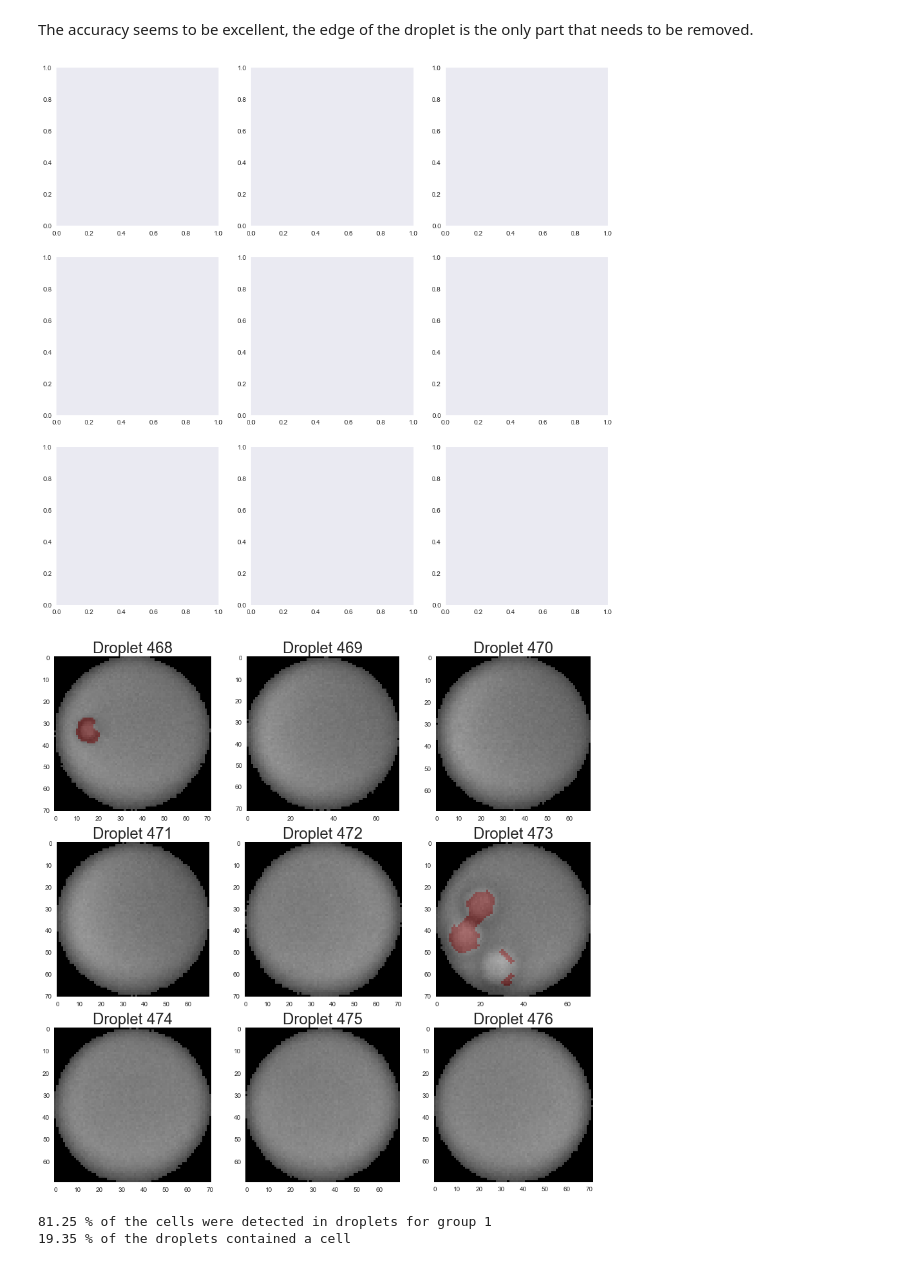
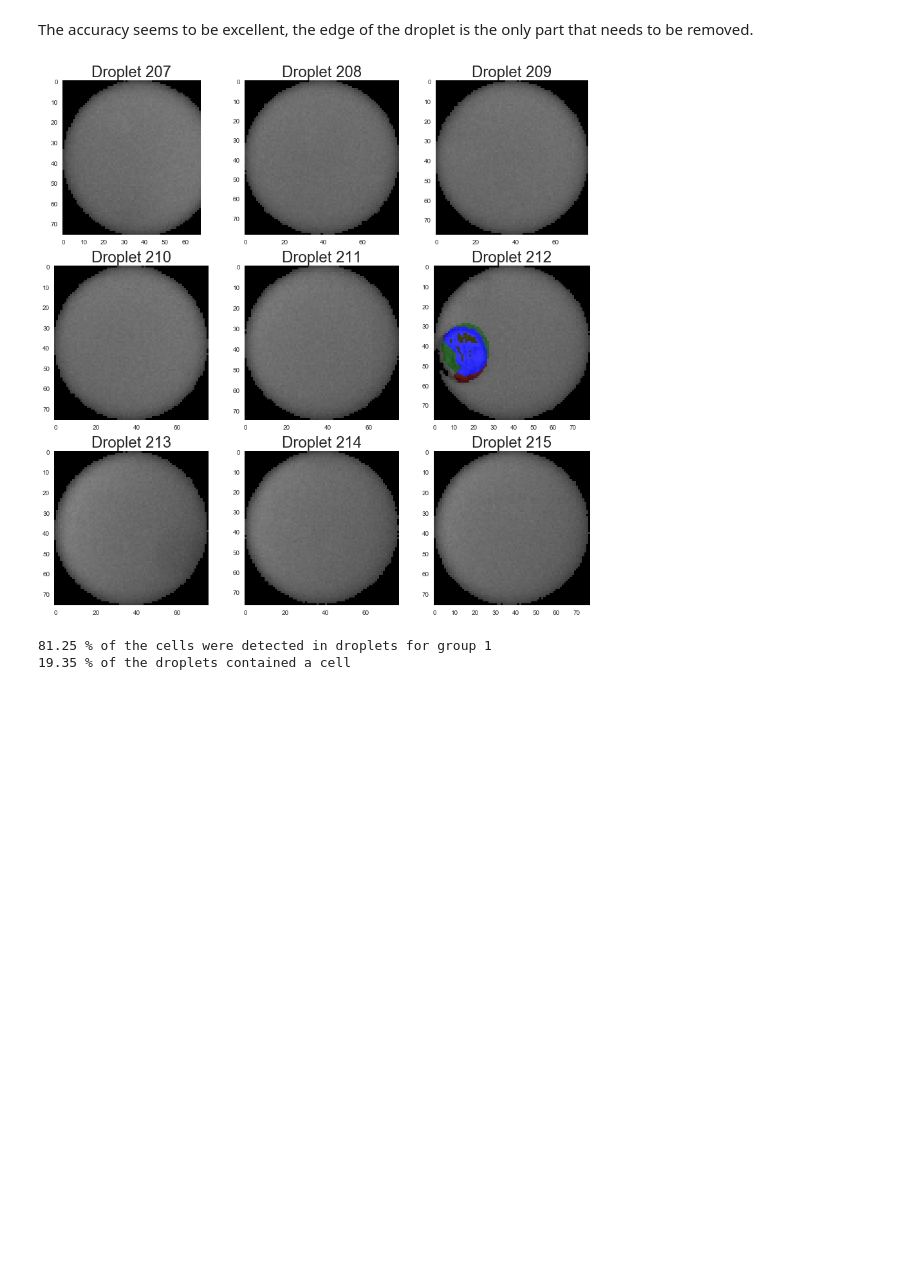
Before and after one commit to adamcatching/Polio_DIPS, a Jupyter notebook: notebook/2018-08/2018-08-29.ipynb, the cells around one changed output. Saved outputs shown, nothing was run; the diff lists cells and outputs as text; code cells hidden in the pictures; blank space fills up the shorter version.

```diff
--- a/notebook/2018-08/2018-08-29.ipynb
+++ b/notebook/2018-08/2018-08-29.ipynb
@@ -352,7 +352,7 @@ plt.show()
 The accuracy seems to be excellent, the edge of the droplet is the only part that needs to be removed.
 # %%
 # Try this method on multiple droplets that contain cells
-i = 9 * 52
+i = 9 * 23
 random_drop_with_cell = np.arange(i, i+9).reshape(3, 3)
 # Set up plots
 with sns.axes_style('dark'):
@@ -374,35 +374,34 @@ with sns.axes_style('dark'):
             cell_labels = skimage.measure.label(erode_thresh.astype(int))
             cell_props = skimage.measure.regionprops(cell_labels)
 
             # Initialize blank array
             cell_droplet_cells = np.zeros(droplet_with_cell.shape)
 
             for index, prop in enumerate(cell_props):
                 # If the region properties are within the threshold
                 if prop.area >= 10:
                     # Select the region
                     #print(index)
                     temp_seg = cell_labels==index+1
                     filled_seg = temp_seg
                     # Add to the blank image
                     cell_droplet_cells = cell_droplet_cells + filled_seg
 
             # Close any holes
             temp_close = scipy.ndimage.binary_closing(cell_droplet_cells, iterations=4)
             temp_fill = scipy.ndimage.binary_fill_holes(temp_close)
             temp_erode = scipy.ndimage.binary_erosion(temp_fill, iterations=2)
             temp_grow = scipy.ndimage.binary_dilation(temp_erode)
             # Display the thresholded cell
             temp_rgb[:, :, 1] = temp_rgb[:, :, 1] + temp_grow * 200
             temp_rgb[:, :, 2] = temp_rgb[:, :, 2] + temp_grow * 200
             temp_rgb[:, :, 2] = temp_rgb[:, :, 2] + (group_1_gfp[random_drop_with_cell[i, j]] != 0) * 200
             temp_rgb[:, :, 0] = temp_rgb[:, :, 0] + (group_1_gfp[random_drop_with_cell[i, j]] != 0) * 200
             ax[i, j].imshow(temp_rgb)
             ax[i, j].set_title(f'Droplet {random_drop_with_cell[i, j]}', size=24)
     plt.show()
 # %% [output]
-[figure, old version]
+[figure, new version]
-[figure, removed]
 # %%
 # Group 1
 false_pos_data = np.array([
```
Also changed, not shown: parts of 3 cells of this notebook, 1 other file.
